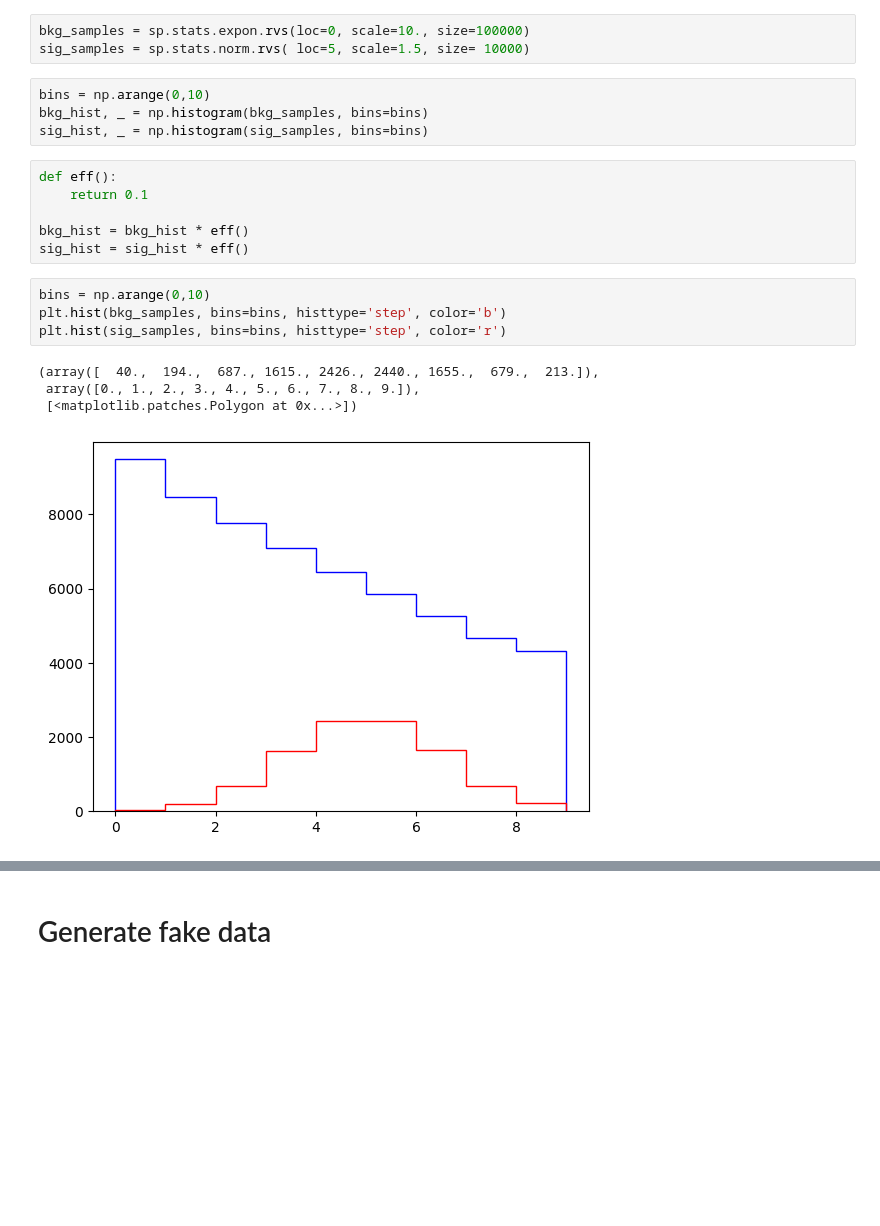
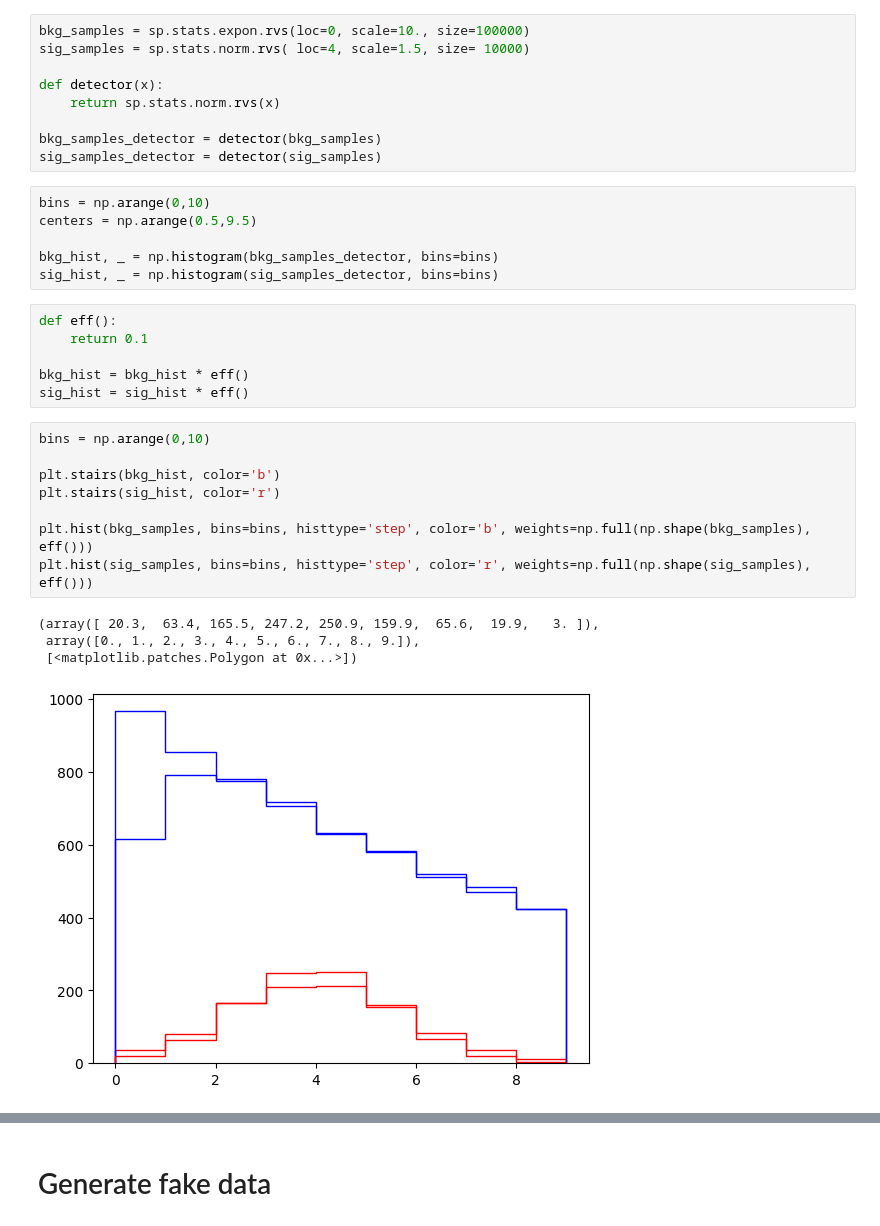
Before and after one commit to lorenzennio/redist.pyhep, a Jupyter notebook: simple.ipynb, the cells around one changed output, grey strips where cells are left out. Drawn from its saved outputs; the diff is of its cells as text; blank space fills up the shorter version.

```diff
--- a/simple.ipynb
+++ b/simple.ipynb
@@ -55,11 +57,19 @@ Let us illustrate this with a simple example.
 ## Producing MC samples
 # %%
 bkg_samples = sp.stats.expon.rvs(loc=0, scale=10., size=100000)
-sig_samples = sp.stats.norm.rvs( loc=5, scale=1.5, size= 10000)
+sig_samples = sp.stats.norm.rvs( loc=4, scale=1.5, size= 10000)
+
+def detector(x):
+    return sp.stats.norm.rvs(x)
+
+bkg_samples_detector = detector(bkg_samples)
+sig_samples_detector = detector(sig_samples)
 # %%
 bins = np.arange(0,10)
-bkg_hist, _ = np.histogram(bkg_samples, bins=bins)
-sig_hist, _ = np.histogram(sig_samples, bins=bins)
+centers = np.arange(0.5,9.5)
+
+bkg_hist, _ = np.histogram(bkg_samples_detector, bins=bins)
+sig_hist, _ = np.histogram(sig_samples_detector, bins=bins)
 # %%
 def eff():
     return 0.1
@@ -68,13 +78,17 @@ bkg_hist = bkg_hist * eff()
 sig_hist = sig_hist * eff()
 # %%
 bins = np.arange(0,10)
-plt.hist(bkg_samples, bins=bins, histtype='step', color='b')
-plt.hist(sig_samples, bins=bins, histtype='step', color='r')
+
+plt.stairs(bkg_hist, color='b')
+plt.stairs(sig_hist, color='r')
+
+plt.hist(bkg_samples, bins=bins, histtype='step', color='b', weights=np.full(np.shape(bkg_samples), eff()))
+plt.hist(sig_samples, bins=bins, histtype='step', color='r', weights=np.full(np.shape(sig_samples), eff()))
 # %% [output]
-(array([  40.,  194.,  687., 1615., 2426., 2440., 1655.,  679.,  213.]),
+(array([ 20.3,  63.4, 165.5, 247.2, 250.9, 159.9,  65.6,  19.9,   3. ]),
  array([0., 1., 2., 3., 4., 5., 6., 7., 8., 9.]),
  [<matplotlib.patches.Polygon at 0x...>])
-[figure, old version]
+[figure, new version]
 # %%
 plt.stairs(bkg_hist)
 plt.stairs(sig_hist)
```
Also changed, not shown: parts of 15 cells of this notebook.
